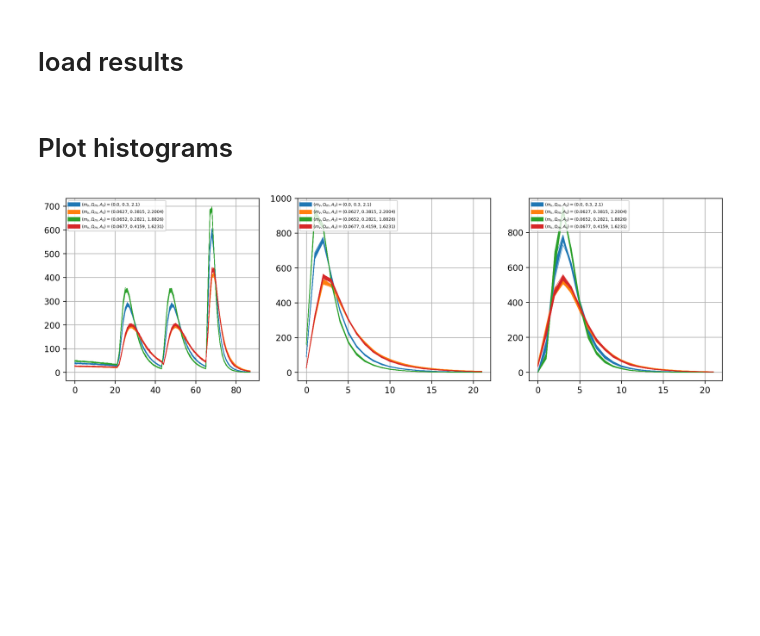
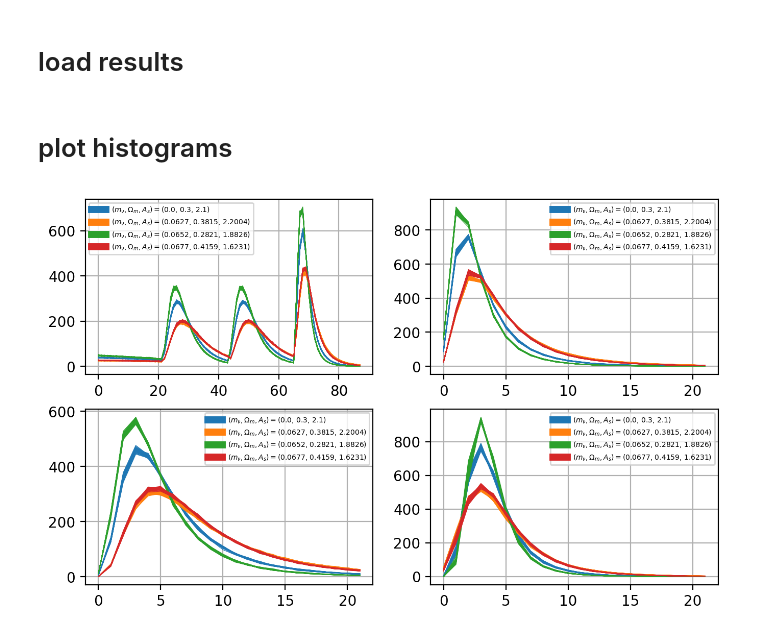
Before and after one commit to Yu-Group/adaptive-wavelets, a Jupyter notebook: notebooks/cosmology/peak_count_histogram.ipynb, the cells around one changed output. Cells and saved outputs as stored; diff of their text form; code cells hidden in the pictures; blank space fills up the shorter version.

```diff
--- a/notebooks/cosmology/peak_count_histogram.ipynb
+++ b/notebooks/cosmology/peak_count_histogram.ipynb
@@ -115,7 +115,7 @@ bd_opt = bds[row]
 idx1, idx2 = list(dic['wt'].keys())[col-1]
 wt = dic['wt'][(idx1, idx2)]
 # %% [markdown]
-# Plot histograms
+# plot histograms
 # %%
 # wavelet
 filt = get_2dfilts(wt)
@@ -132,13 +132,18 @@ pcl = PeakCount(peak_counting_method='laplace_v1',
                 bins=np.linspace(0,0.22,23))
 pcl.fit(train_loader)
 
+# roberts cross
+pcr = PeakCount(peak_counting_method='roberts_cross',
+                bins=np.linspace(0,0.22,23))
+pcr.fit(train_loader)
+
 # peak height
 pco = PeakCount(peak_counting_method='original',
                 bins=np.linspace(-0.03,0.19,23))
 pco.fit(train_loader)
 # %%
-fig = plt.figure(figsize=(14,4), dpi=200)
-spec = gridspec.GridSpec(ncols=3, nrows=1, figure=fig)
+fig = plt.figure(figsize=(8,5), dpi=200)
+spec = gridspec.GridSpec(ncols=2, nrows=2, figure=fig)
 colors = ['C0', 'C1', 'C2', 'C3']
 
 # histograms for wavelet
@@ -156,37 +161,53 @@ for k in sorted(pcw.peak_list.keys()):
         i += 1
 ax_00.legend(fontsize=5, loc='upper left', fancybox=True)
 ax_00.grid()
 
 # histograms for laplace
 ax_01 = fig.add_subplot(spec[0, 1])
 i = 0
 for k in sorted(pcl.peak_list.keys()):
     param = (np.round(k[0], 4), np.round(k[1], 4), np.round(k[2], 4))
     if i <= 3:
         # empty plot for labels
         ax_01.plot([], lw=5, label=r'$(m_\nu,\Omega_m,A_s)=$'+str(param))
         for j in range(50):
             # plots
             hp = np.vstack(random.sample(pcl.peak_list[k], 30))
             ax_01.plot(np.mean(hp, axis=0), '-', lw=0.5, color=colors[i])
         i += 1
-ax_01.legend(fontsize=5, loc='upper left', fancybox=True)
+ax_01.legend(fontsize=5, loc='upper right', fancybox=True)
 ax_01.grid()
 
+# histograms for roberts cross
+ax_10 = fig.add_subplot(spec[1, 0])
+i = 0
+for k in sorted(pcr.peak_list.keys()):
+    param = (np.round(k[0], 4), np.round(k[1], 4), np.round(k[2], 4))
+    if i <= 3:
+        # empty plot for labels
+        ax_10.plot([], lw=5, label=r'$(m_\nu,\Omega_m,A_s)=$'+str(param))
+        for j in range(50):
+            # plots
+            hp = np.vstack(random.sample(pcr.peak_list[k], 30))
+            ax_10.plot(np.mean(hp, axis=0), '-', lw=0.5, color=colors[i])
+        i += 1
+ax_10.legend(fontsize=5, loc='upper right', fancybox=True)
+ax_10.grid()
+
 # histograms for peak height
-ax_02 = fig.add_subplot(spec[0, 2])
+ax_11 = fig.add_subplot(spec[1, 1])
 i = 0
 for k in sorted(pco.peak_list.keys()):
     param = (np.round(k[0], 4), np.round(k[1], 4), np.round(k[2], 4))
     if i <= 3:
         # empty plot for labels
-        ax_02.plot([], lw=5, label=r'$(m_\nu,\Omega_m,A_s)=$'+str(param))
+        ax_11.plot([], lw=5, label=r'$(m_\nu,\Omega_m,A_s)=$'+str(param))
         for j in range(50):
             # plots
             hp = np.vstack(random.sample(pco.peak_list[k], 30))
-            ax_02.plot(np.mean(hp, axis=0), '-', lw=0.5, color=colors[i])
+            ax_11.plot(np.mean(hp, axis=0), '-', lw=0.5, color=colors[i])
         i += 1
-ax_02.legend(fontsize=5, loc='upper left', fancybox=True)
-ax_02.grid()
+ax_11.legend(fontsize=5, loc='upper right', fancybox=True)
+ax_11.grid()
 # %% [output]
-[figure, old version]
+[figure, new version]
```
Also changed, not shown: 6 other files.
